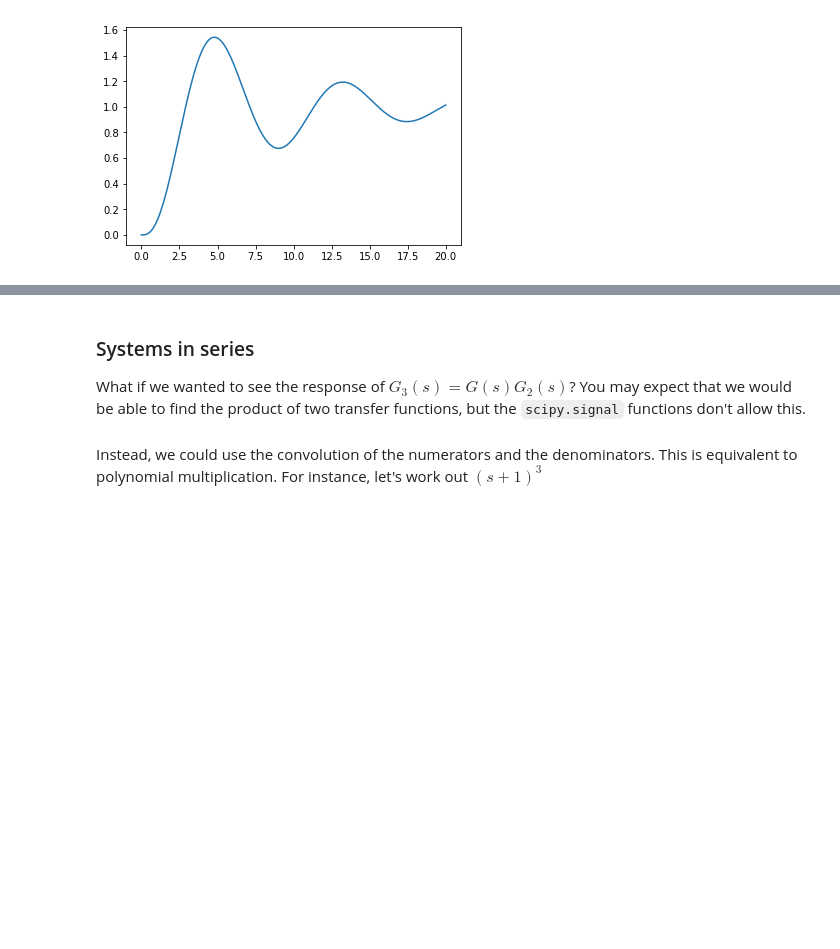
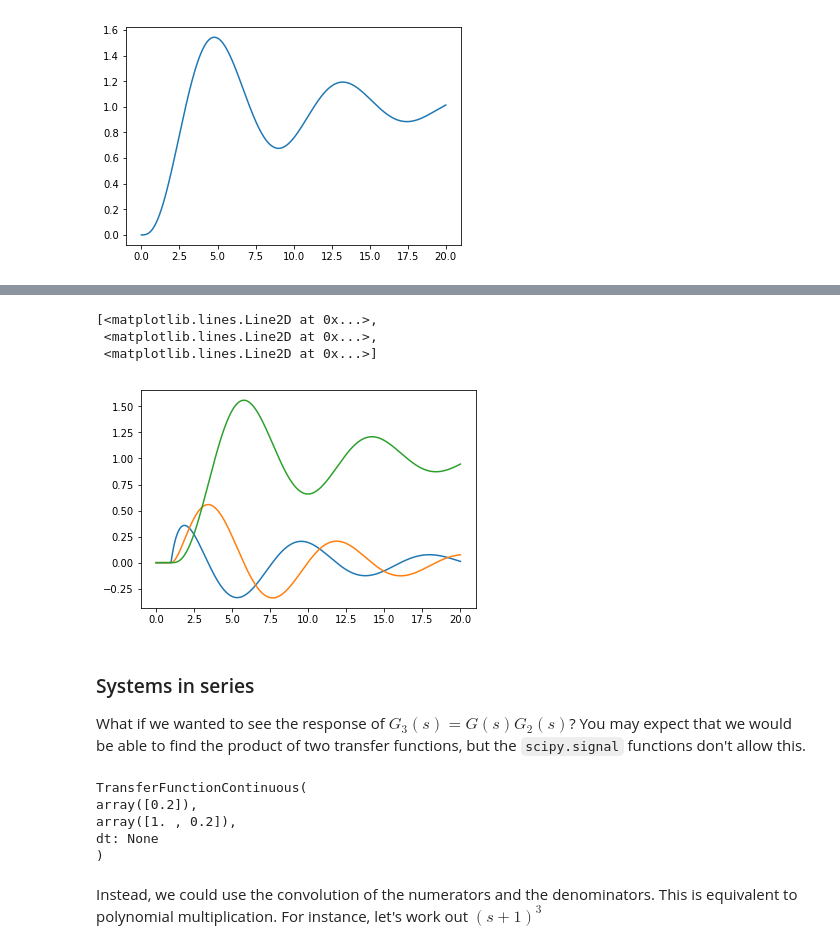
Before and after one commit to alchemyst/Dynamics-and-Control, a Jupyter notebook: 1_Dynamics/5_Complex_system_dynamics/Simulation of arbitrary transfer functions.ipynb, the cells around one changed output, grey strips where cells are left out. Drawn from its saved outputs; the diff is of its cells as text; code cells hidden in the pictures; blank space fills up the shorter version.

```diff
--- a/1_Dynamics/5_Complex_system_dynamics/Simulation of arbitrary transfer functions.ipynb
+++ b/1_Dynamics/5_Complex_system_dynamics/Simulation of arbitrary transfer functions.ipynb
@@ -153,7 +194,22 @@ plotstep(G2)
+# %%
+plt.plot(ts, numpy.concatenate(xs, axis=1).T)
+# %% [output]
+[<matplotlib.lines.Line2D at 0x...>,
+ <matplotlib.lines.Line2D at 0x...>,
+ <matplotlib.lines.Line2D at 0x...>]
+[figure, added]
 # %% [markdown]
 ### Systems in series
 
 What if we wanted to see the response of $G_3(s) = G(s) G_2(s)$? You may expect that we would be able to find the product of two transfer functions, but the `scipy.signal` functions don't allow this.
+# %%
+G
+# %% [output]
+TransferFunctionContinuous(
+array([0.2]),
+array([1. , 0.2]),
+dt: None
+)
 # %%
 # G*G2
 
```
Also changed, not shown: parts of 7 cells of this notebook.
